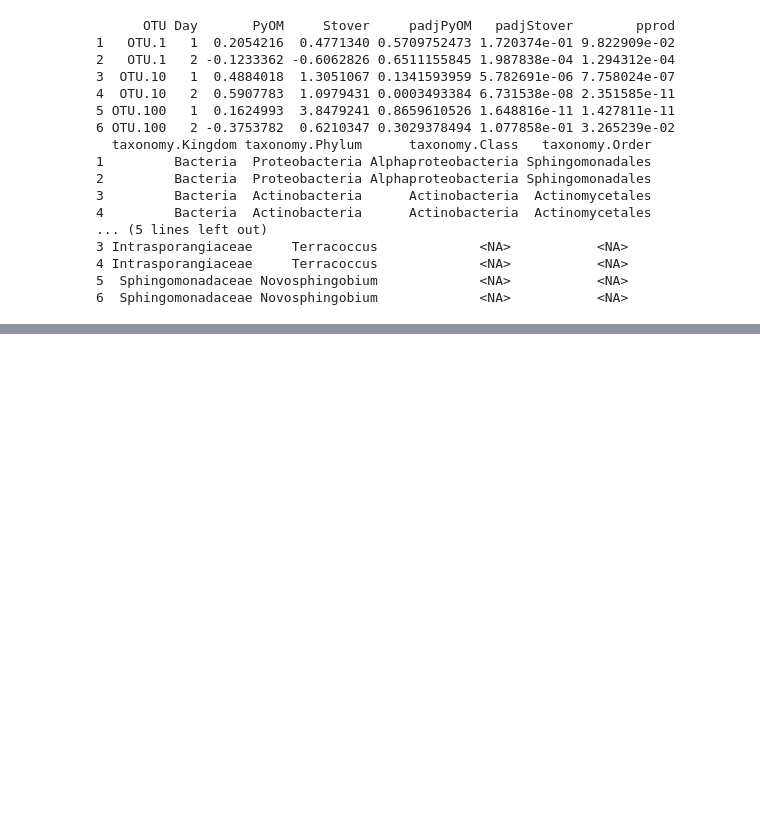
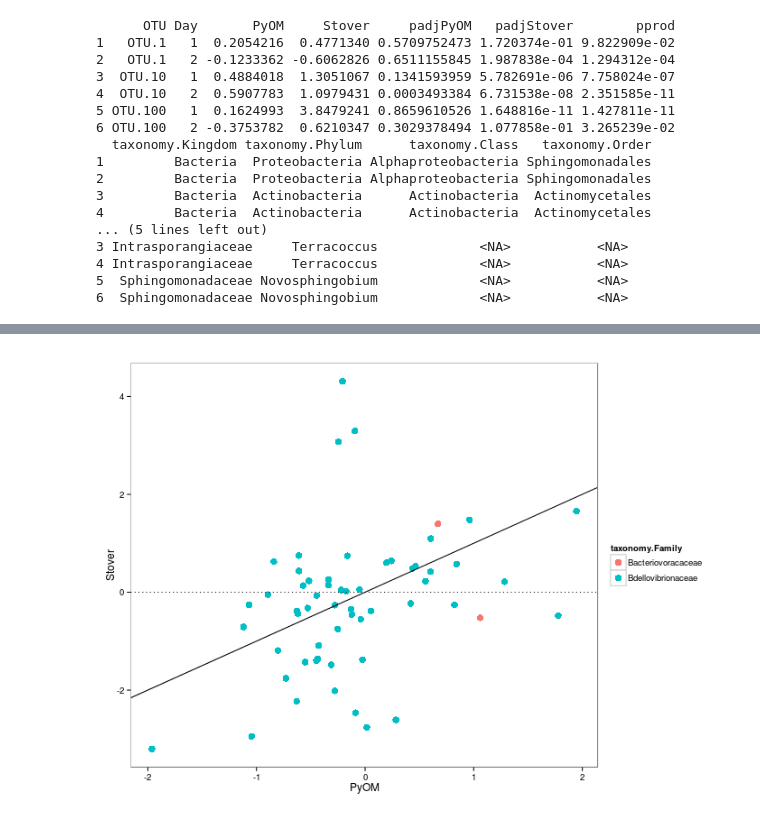
Before and after one commit to TheaWhitman/PyOM, a Jupyter notebook: manuscript_figures/Log2-fold_change_plots.ipynb, the cells around one changed output, grey strips where cells are left out. Saved outputs shown, nothing was run; the diff lists cells and outputs as text; code cells hidden in the pictures; blank space fills up the shorter version.

```diff
--- a/manuscript_figures/Log2-fold_change_plots.ipynb
+++ b/manuscript_figures/Log2-fold_change_plots.ipynb
@@ -162,0 +295,23 @@ p
+# %%
+%%R -h 500 -w 700
+
+D <- d.narm.tax
+D<-D[D$taxonomy.Order %in% "Bdellovibrionales",]
+
+D2$DayName = ifelse(D2$Day==1,"Day 12",ifelse(D2$Day==2,"Day 82","Day 1"))
+p = ggplot(D2, aes(x = PyOM, y =Stover, color=taxonomy.Family))
+p = p + geom_point(size=3.5)
+p = p + geom_abline(slope = 1, intercept = 0)
+p = p + geom_abline(slope = 0, intercept = 0, linetype=3)
+#p = p + facet_wrap(~DayName, ncol=2)
+# p = p + scale_x_continuous(limits = c(0, 5)) + scale_y_continuous(limits = c(-4, 7.5))
+p = p + theme_bw() +
+  theme(
+    plot.background = element_blank()
+   ,panel.grid.major = element_blank()
+   ,panel.grid.minor = element_blank()
+  ) +
+  theme(strip.text.x = element_text(size=14), strip.background = element_rect(colour="white", fill="white"))
+p
+# %% [output]
+[figure, added]
```
Also changed, not shown: parts of 9 cells of this notebook.
